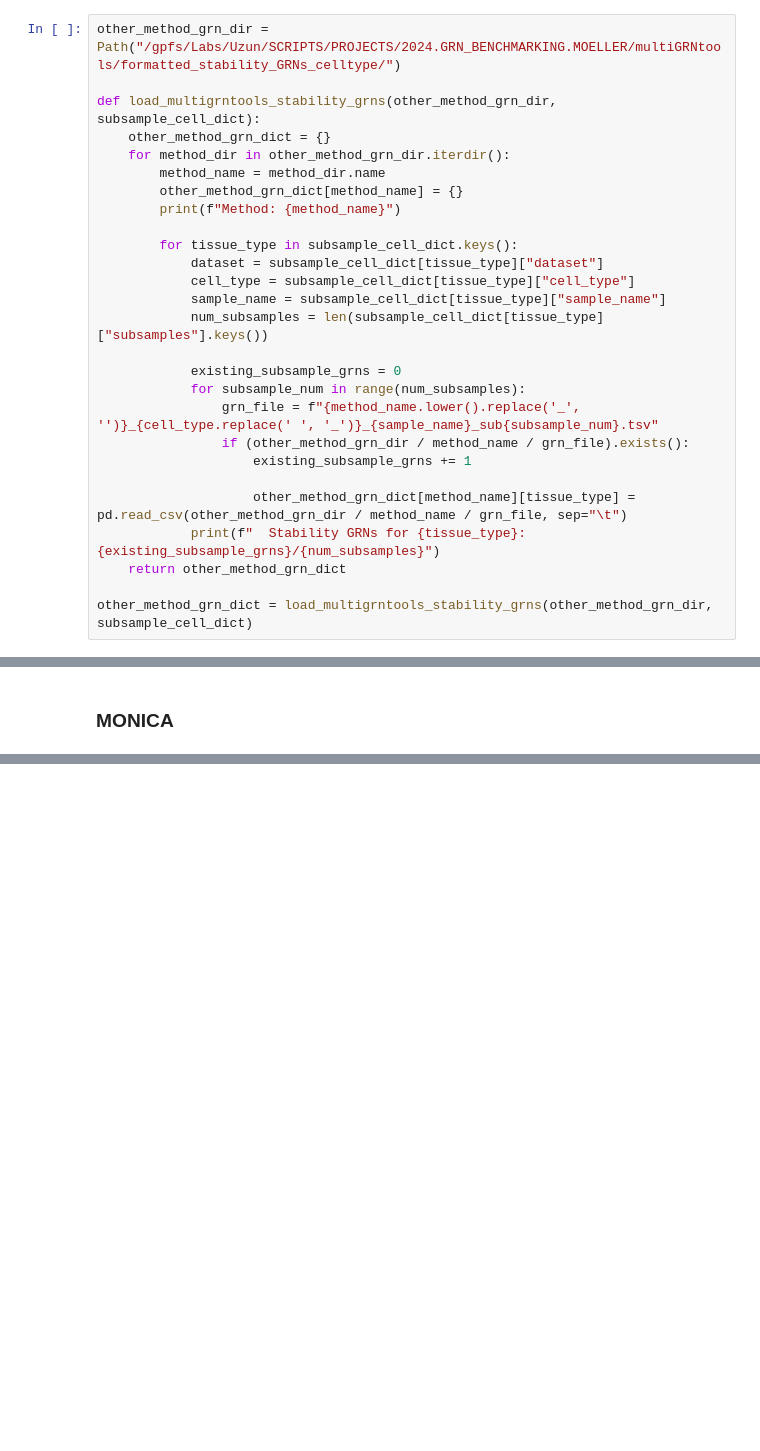
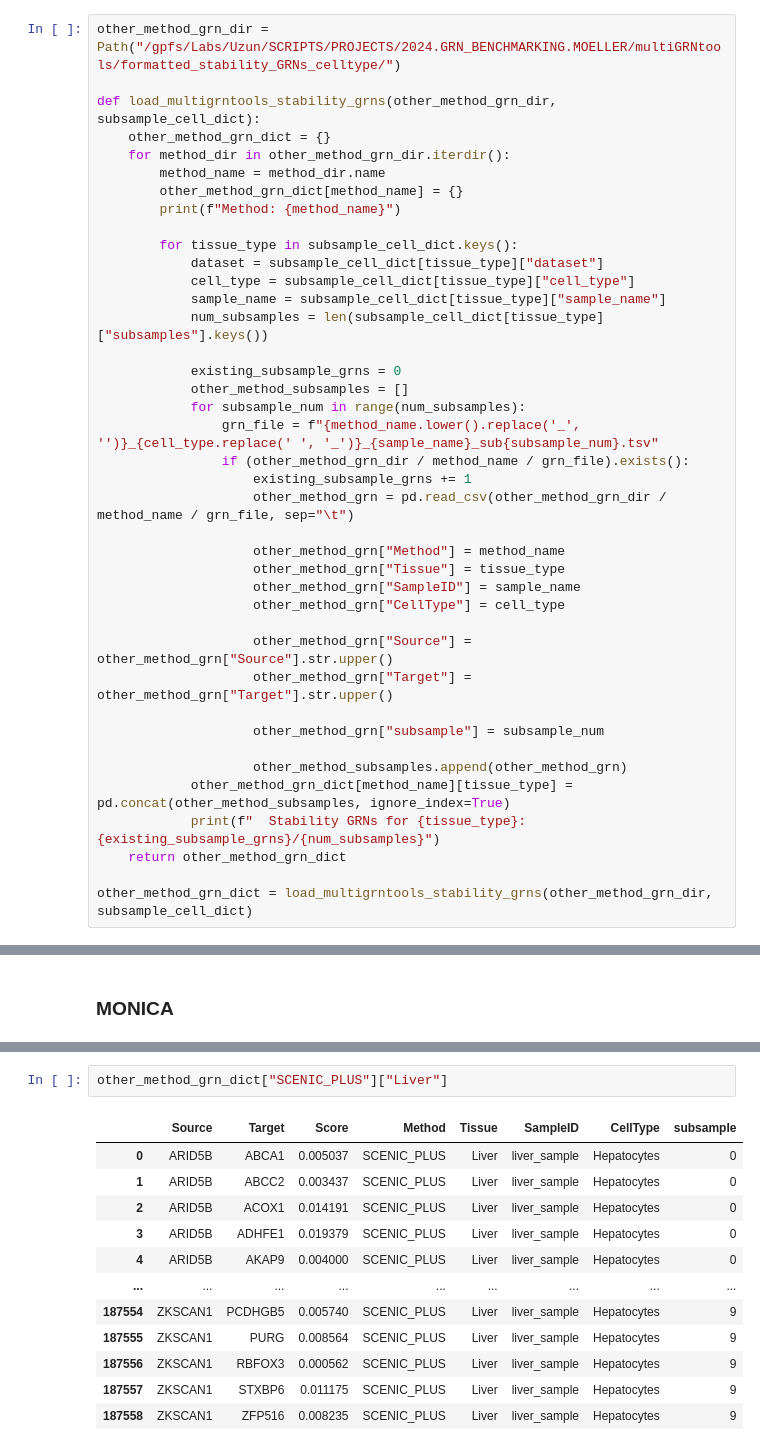
Before and after one commit to emoeller80281/Custom_GRN_Inference, a Jupyter notebook: TETHER/scripts/stability.ipynb, the cells around one changed output, grey strips where cells are left out. Saved outputs shown, nothing was run; the diff lists cells and outputs as text; blank space fills up the shorter version.

```diff
--- a/TETHER/scripts/stability.ipynb
+++ b/TETHER/scripts/stability.ipynb
@@ -131,12 +139,25 @@ def load_multigrntools_stability_grns(other_method_grn_dir, subsample_cell_dict)
             num_subsamples = len(subsample_cell_dict[tissue_type]["subsamples"].keys())
 
             existing_subsample_grns = 0
+            other_method_subsamples = []
             for subsample_num in range(num_subsamples):
                 grn_file = f"{method_name.lower().replace('_', '')}_{cell_type.replace(' ', '_')}_{sample_name}_sub{subsample_num}.tsv"
                 if (other_method_grn_dir / method_name / grn_file).exists():
                     existing_subsample_grns += 1
+                    other_method_grn = pd.read_csv(other_method_grn_dir / method_name / grn_file, sep="\t")
 
-                    other_method_grn_dict[method_name][tissue_type] = pd.read_csv(other_method_grn_dir / method_name / grn_file, sep="\t")
+                    other_method_grn["Method"] = method_name
+                    other_method_grn["Tissue"] = tissue_type
+                    other_method_grn["SampleID"] = sample_name
+                    other_method_grn["CellType"] = cell_type
+
+                    other_method_grn["Source"] = other_method_grn["Source"].str.upper()
+                    other_method_grn["Target"] = other_method_grn["Target"].str.upper()
+
+                    other_method_grn["subsample"] = subsample_num
+
+                    other_method_subsamples.append(other_method_grn)
+            other_method_grn_dict[method_name][tissue_type] = pd.concat(other_method_subsamples, ignore_index=True)
             print(f"  Stability GRNs for {tissue_type}: {existing_subsample_grns}/{num_subsamples}")
     return other_method_grn_dict
 
@@ -193,0 +239,15 @@ Method: MONICA
+# %%
+other_method_grn_dict["SCENIC_PLUS"]["Liver"]
+# %% [output]
+|  | Source | Target | Score | Method | Tissue | SampleID | CellType | subsample |
+| 0 | ARID5B | ABCA1 | 0.005037 | SCENIC_PLUS | Liver | liver_sample | Hepatocytes | 0 |
+| 1 | ARID5B | ABCC2 | 0.003437 | SCENIC_PLUS | Liver | liver_sample | Hepatocytes | 0 |
+| 2 | ARID5B | ACOX1 | 0.014191 | SCENIC_PLUS | Liver | liver_sample | Hepatocytes | 0 |
+| 3 | ARID5B | ADHFE1 | 0.019379 | SCENIC_PLUS | Liver | liver_sample | Hepatocytes | 0 |
+| 4 | ARID5B | AKAP9 | 0.004000 | SCENIC_PLUS | Liver | liver_sample | Hepatocytes | 0 |
+| ... | ... | ... | ... | ... | ... | ... | ... | ... |
+| 187554 | ZKSCAN1 | PCDHGB5 | 0.005740 | SCENIC_PLUS | Liver | liver_sample | Hepatocytes | 9 |
+| 187555 | ZKSCAN1 | PURG | 0.008564 | SCENIC_PLUS | Liver | liver_sample | Hepatocytes | 9 |
+| 187556 | ZKSCAN1 | RBFOX3 | 0.000562 | SCENIC_PLUS | Liver | liver_sample | Hepatocytes | 9 |
+| 187557 | ZKSCAN1 | STXBP6 | 0.011175 | SCENIC_PLUS | Liver | liver_sample | Hepatocytes | 9 |
+| 187558 | ZKSCAN1 | ZFP516 | 0.008235 | SCENIC_PLUS | Liver | liver_sample | Hepatocytes | 9 |
```
Also changed, not shown: parts of 8 cells of this notebook, 9 other files.
